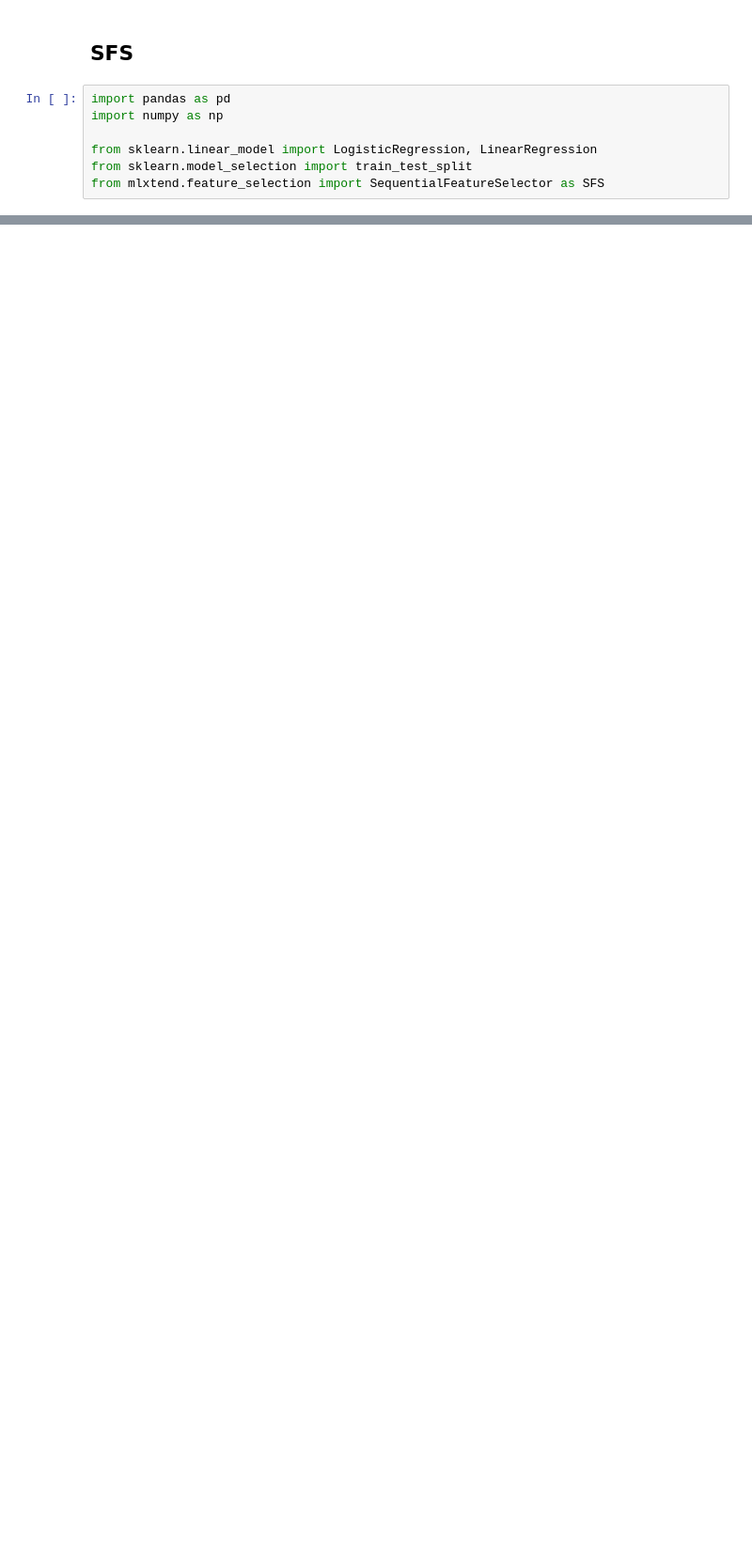
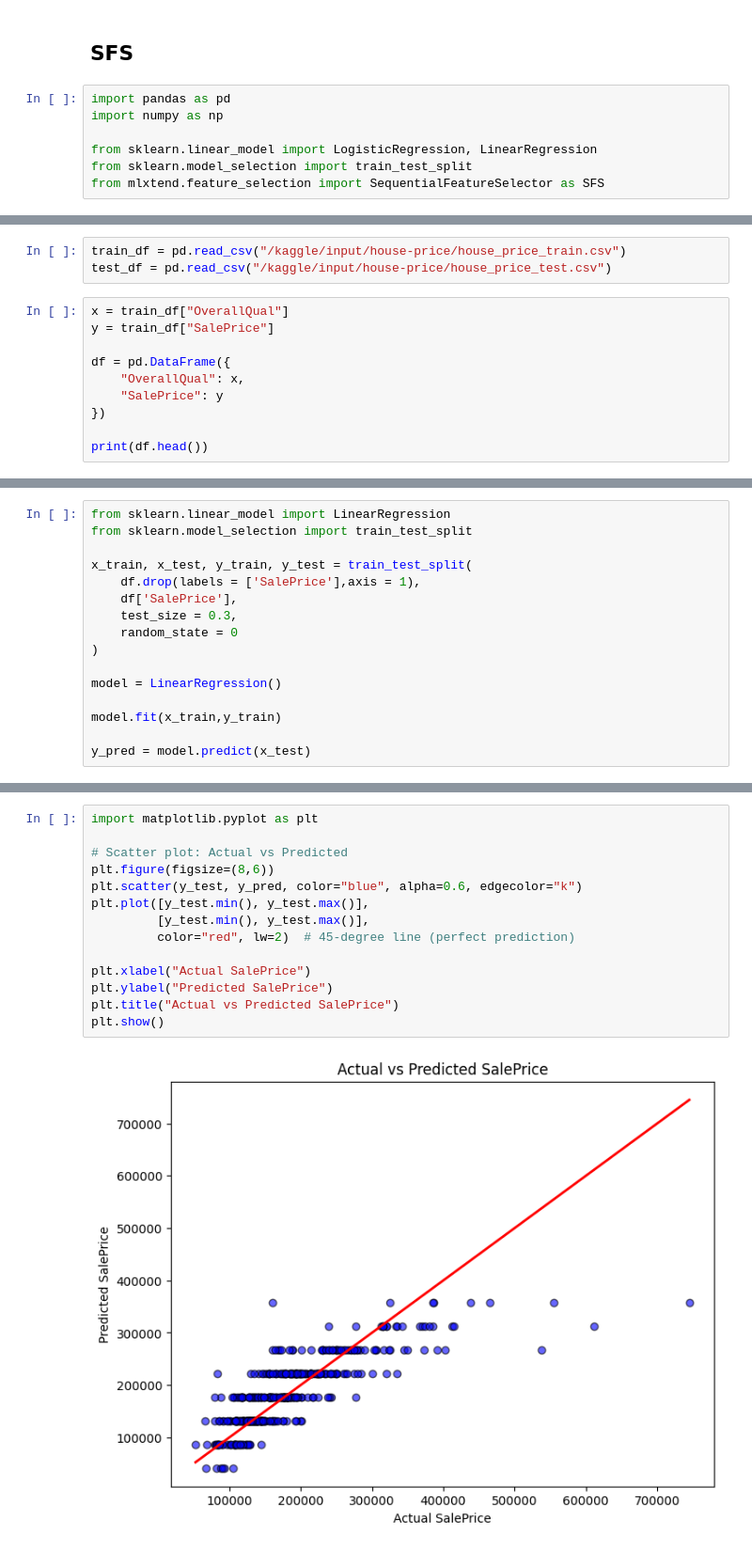
Before and after one commit to GodishalaAshwith/MachineLearningLab, a Jupyter notebook: MLKaggle.ipynb, the cells around one changed output, grey strips where cells are left out. Shown: that part at 94% size. Drawn from its saved outputs; the diff is of its cells as text; blank space fills up the shorter version.

Commit message:
Kaggle Notebook | MLKaggle | Version 10

```diff
--- a/MLKaggle.ipynb
+++ b/MLKaggle.ipynb
@@ -1252,0 +1194,13 @@ Backward: ['MSSubClass', 'LotFrontage', 'LotArea', 'OverallQual', 'OverallCond',
+# %%
+train_df = pd.read_csv("/kaggle/input/house-price/house_price_train.csv")
+test_df = pd.read_csv("/kaggle/input/house-price/house_price_test.csv")
+# %%
+x = train_df["OverallQual"]
+y = train_df["SalePrice"]
+
+df = pd.DataFrame({
+    "OverallQual": x,
+    "SalePrice": y
+})
+
+print(df.head())
@@ -1252,0 +1214,16 @@ Backward: ['MSSubClass', 'LotFrontage', 'LotArea', 'OverallQual', 'OverallCond',
+# %%
+from sklearn.linear_model import LinearRegression
+from sklearn.model_selection import train_test_split
+
+x_train, x_test, y_train, y_test = train_test_split(
+    df.drop(labels = ['SalePrice'],axis = 1),
+    df['SalePrice'],
+    test_size = 0.3,
+    random_state = 0
+)
+
+model = LinearRegression()
+
+model.fit(x_train,y_train)
+
+y_pred = model.predict(x_test)
@@ -1252,0 +1237,16 @@ Backward: ['MSSubClass', 'LotFrontage', 'LotArea', 'OverallQual', 'OverallCond',
+# %%
+import matplotlib.pyplot as plt
+
+# Scatter plot: Actual vs Predicted
+plt.figure(figsize=(8,6))
+plt.scatter(y_test, y_pred, color="blue", alpha=0.6, edgecolor="k")
+plt.plot([y_test.min(), y_test.max()],
+         [y_test.min(), y_test.max()],
+         color="red", lw=2)  # 45-degree line (perfect prediction)
+
+plt.xlabel("Actual SalePrice")
+plt.ylabel("Predicted SalePrice")
+plt.title("Actual vs Predicted SalePrice")
+plt.show()
+# %% [output]
+[figure, added]
```
Also changed, not shown: parts of 42 cells of this notebook.
